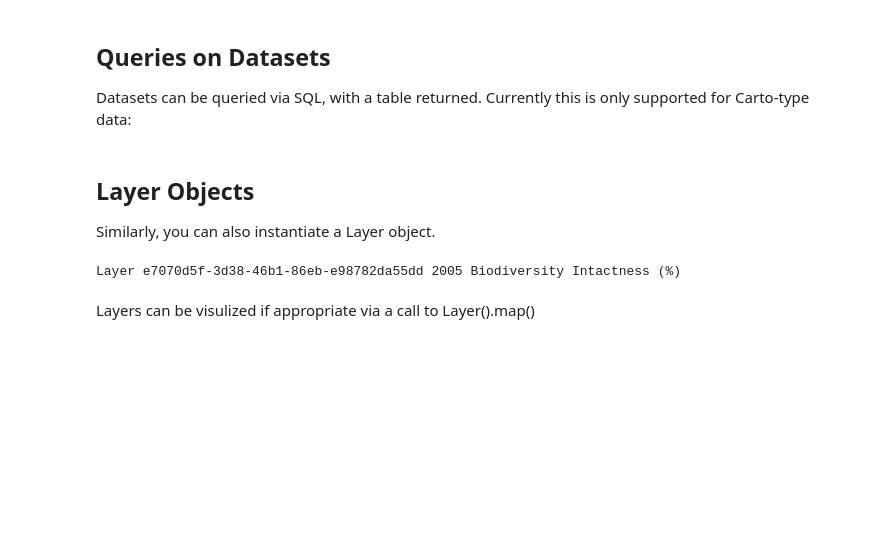
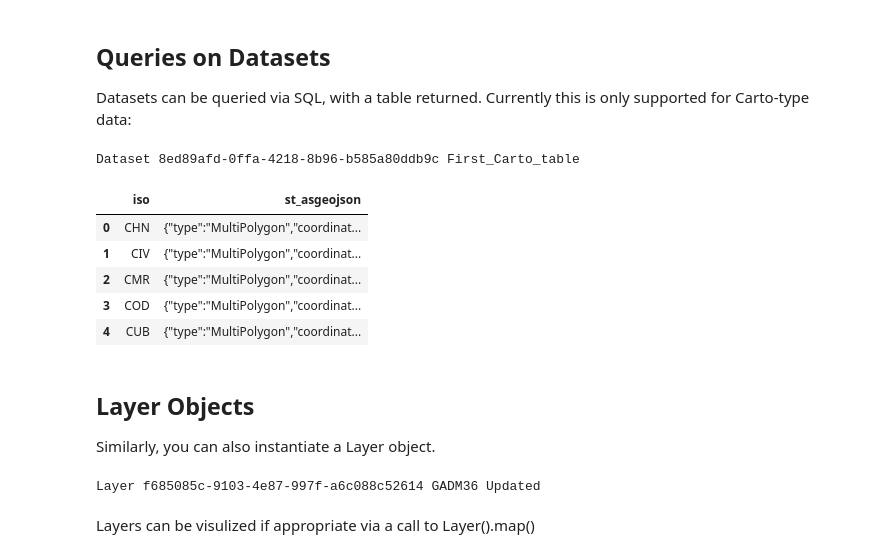
Before and after one commit to Vizzuality/LMIPy, a Jupyter notebook: docs/quickstart.ipynb, the cells around one changed output. Drawn from its saved outputs; the diff is of its cells as text; code cells hidden in the pictures; blank space fills up the shorter version.

```diff
--- a/docs/quickstart.ipynb
+++ b/docs/quickstart.ipynb
@@ -46,19 +46,28 @@ You can also access the metadata of a dataset.
 
 Datasets can be queried via SQL, with a table returned. Currently this is only supported for Carto-type data:
 # %%
-d = Skydipper.Dataset(id_hash='bd5d7924-611e-4302-9185-8054acb0b44b')
+d = Skydipper.Dataset(id_hash='8ed89afd-0ffa-4218-8b96-b585a80ddb9c')
 d
+# %% [output]
+Dataset 8ed89afd-0ffa-4218-8b96-b585a80ddb9c First_Carto_table
 # %%
-d.query('SELECT fid, ST_ASGEOJSON(the_geom_webmercator) FROM data LIMIT 5')
+d.query('SELECT iso, ST_ASGEOJSON(the_geom_webmercator) FROM data LIMIT 5')
+# %% [output]
+|  | iso | st_asgeojson |
+| 0 | CHN | {"type":"MultiPolygon","coordinat... |
+| 1 | CIV | {"type":"MultiPolygon","coordinat... |
+| 2 | CMR | {"type":"MultiPolygon","coordinat... |
+| 3 | COD | {"type":"MultiPolygon","coordinat... |
+| 4 | CUB | {"type":"MultiPolygon","coordinat... |
 # %% [markdown]
 ## Layer Objects
 
 Similarly, you can also instantiate a Layer object.
 # %%
-ly = Skydipper.Layer(id_hash='e7070d5f-3d38-46b1-86eb-e98782da55dd')
+ly = Skydipper.Layer(id_hash='f685085c-9103-4e87-997f-a6c088c52614')
 ly
 # %% [output]
-Layer e7070d5f-3d38-46b1-86eb-e98782da55dd 2005 Biodiversity Intactness (%)
+Layer f685085c-9103-4e87-997f-a6c088c52614 GADM36 Updated
 # %% [markdown]
 Layers can be visulized if appropriate via a call to Layer().map()
 # %%
```
Also changed, not shown: parts of 12 cells of this notebook, 4 other files.
